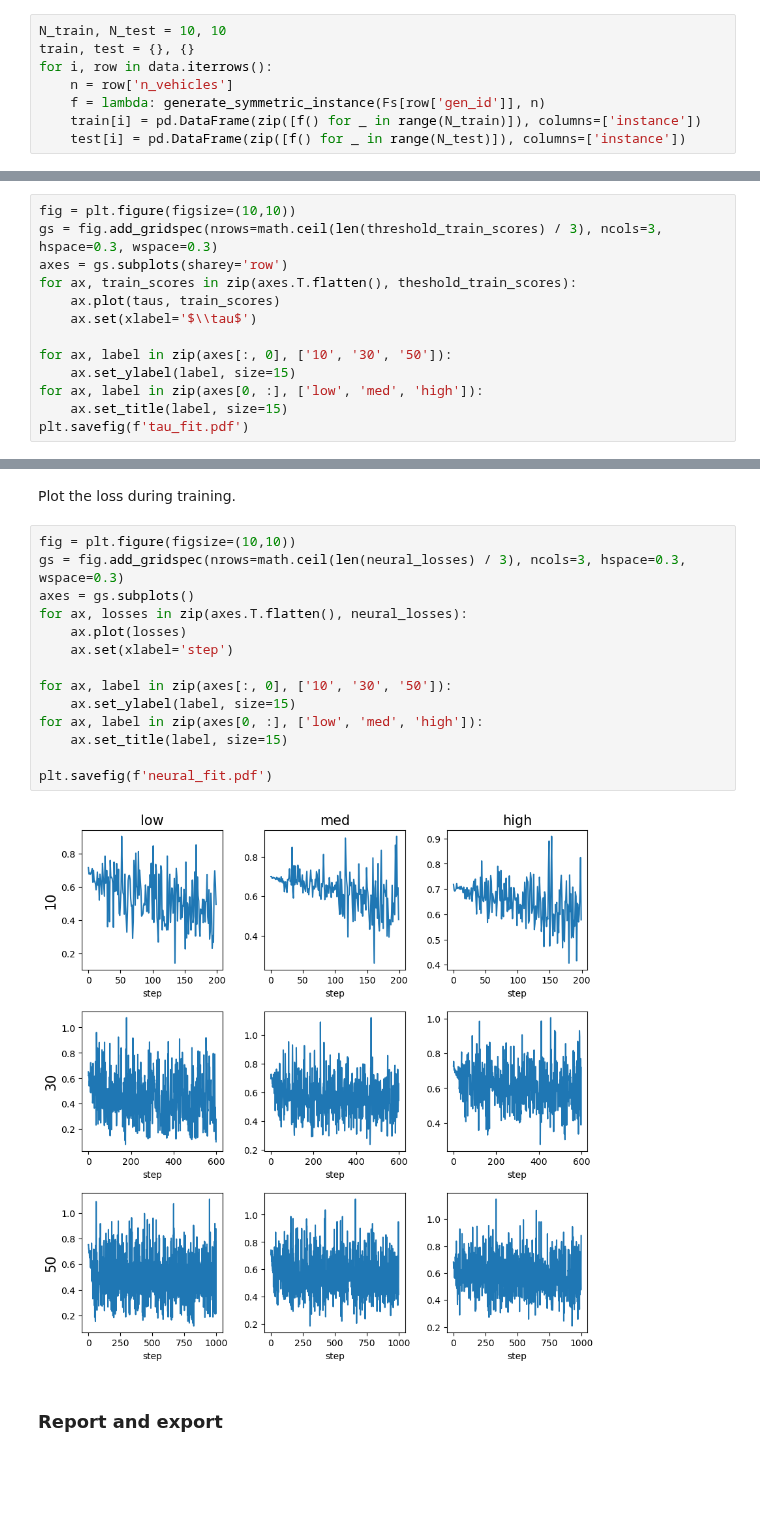
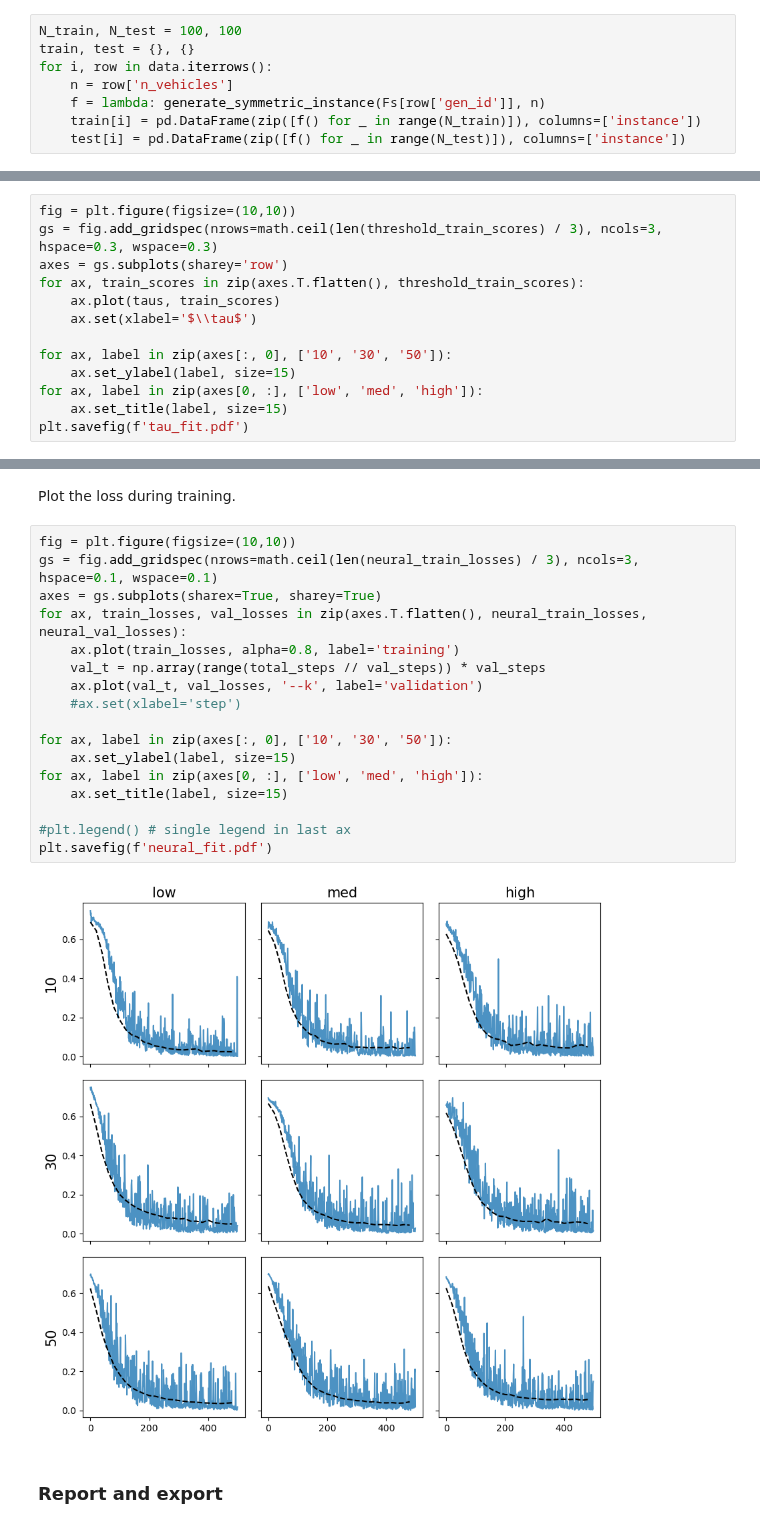
Before and after one commit to jeroenvanriel/traffic-scheduling, a Jupyter notebook: single/comparison.ipynb, the cells around one changed output, grey strips where cells are left out. Drawn from its saved outputs; the diff is of its cells as text; blank space fills up the shorter version.

Commit message:
collect all analysis in single notebook

```diff
--- a/single/comparison.ipynb
+++ b/single/comparison.ipynb
@@ -320,7 +201,7 @@ data
 # %% [markdown]
 For each specification, we generate some training instances and some test instances that will be used in the final optimality evaluation.
 # %%
-N_train, N_test = 10, 10
+N_train, N_test = 100, 100
 train, test = {}, {}
 for i, row in data.iterrows():
     n = row['n_vehicles']
@@ -366,7 +459,7 @@ Plot the train scores for the various thresholds to verify the model fit.
 fig = plt.figure(figsize=(10,10))
 gs = fig.add_gridspec(nrows=math.ceil(len(threshold_train_scores) / 3), ncols=3, hspace=0.3, wspace=0.3)
 axes = gs.subplots(sharey='row')
-for ax, train_scores in zip(axes.T.flatten(), theshold_train_scores):
+for ax, train_scores in zip(axes.T.flatten(), threshold_train_scores):
     ax.plot(taus, train_scores)
     ax.set(xlabel='$\\tau$')
 
@@ -383,20 +476,23 @@ plt.savefig(f'tau_fit.pdf')
 Plot the loss during training.
 # %%
 fig = plt.figure(figsize=(10,10))
-gs = fig.add_gridspec(nrows=math.ceil(len(neural_losses) / 3), ncols=3, hspace=0.3, wspace=0.3)
-axes = gs.subplots()
-for ax, losses in zip(axes.T.flatten(), neural_losses):
-    ax.plot(losses)
-    ax.set(xlabel='step')
+gs = fig.add_gridspec(nrows=math.ceil(len(neural_train_losses) / 3), ncols=3, hspace=0.1, wspace=0.1)
+axes = gs.subplots(sharex=True, sharey=True)
+for ax, train_losses, val_losses in zip(axes.T.flatten(), neural_train_losses, neural_val_losses):
+    ax.plot(train_losses, alpha=0.8, label='training')
+    val_t = np.array(range(total_steps // val_steps)) * val_steps
+    ax.plot(val_t, val_losses, '--k', label='validation')
+    #ax.set(xlabel='step')
 
 for ax, label in zip(axes[:, 0], ['10', '30', '50']):
     ax.set_ylabel(label, size=15)
 for ax, label in zip(axes[0, :], ['low', 'med', 'high']):
     ax.set_title(label, size=15)
 
+#plt.legend() # single legend in last ax
 plt.savefig(f'neural_fit.pdf')
 # %% [output]
-[figure, old version]
+[figure, new version]
 # %% [markdown]
 ### Report and export
 # %% [markdown]
```
Also changed, not shown: parts of 54 cells of this notebook.
